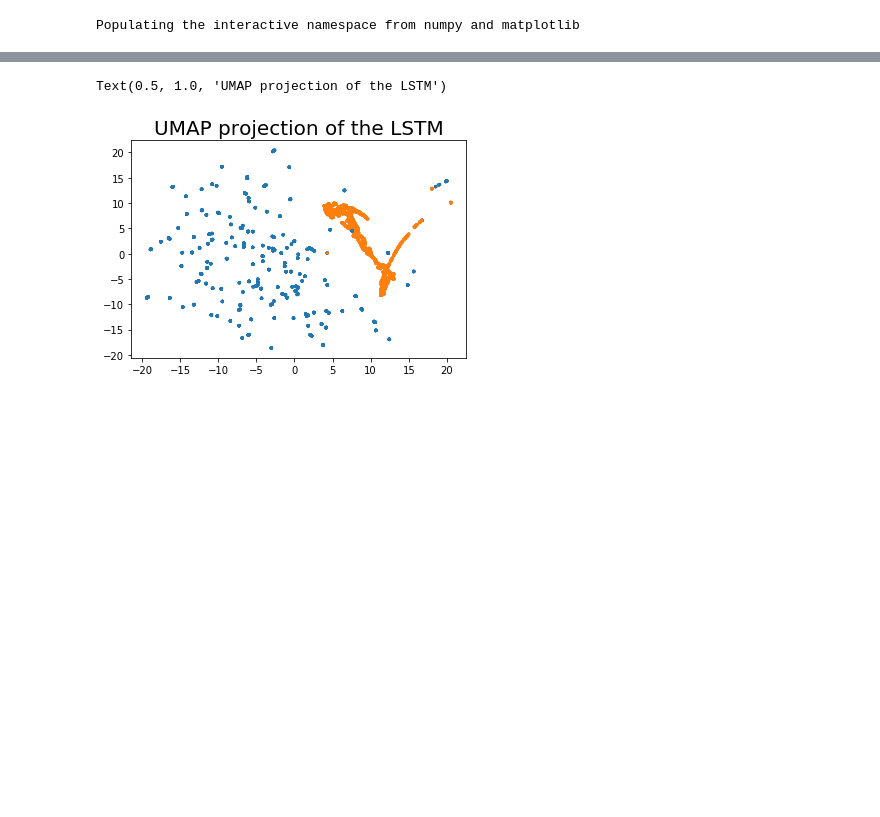
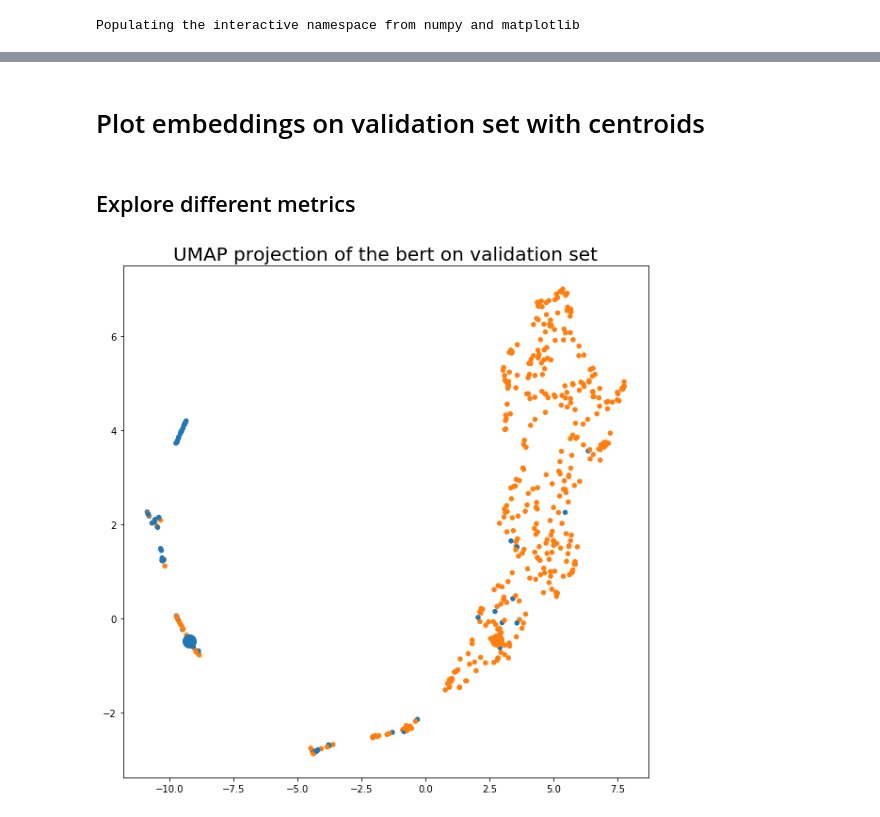
Before and after one commit to elliotgsilva/BiasedLanguageDetection, a Jupyter notebook: plot_embedding.ipynb, the cells around one changed output, grey strips where cells are left out. Drawn from its saved outputs; the diff is of its cells as text; code cells hidden in the pictures; blank space fills up the shorter version.

```diff
--- a/plot_embedding.ipynb
+++ b/plot_embedding.ipynb
@@ -15,7 +25,8 @@ Populating the interactive namespace from numpy and matplotlib
 # %%
 path = os.getcwd()
 #data_dir = path + '/'
-data_dir = path +'/umap/' #Uncomment for local system
+data_dir = path +'/umap' #Uncomment for local system
 
-model_folder = 'lstm_unfrozen_model/'
-model_dir = data_dir + '/' + model_folder
+model_folder = 'BERT_base'
+model_name = 'BERT'
+model_dir = data_dir + '/' + model_folder + '/'
@@ -25,4 +36,10 @@ model_dir = data_dir + '/' + model_folder
 labels = pkl.load(open(model_dir + 'labels.pickle','rb'))
 embed_labelled = pkl.load(open(model_dir + 'embed_labelled.pickle','rb'))
 #embed_unlabelled = pkl.load(open(model_dir + 'embed_unlabelled.pickle','rb'))
+# %%
+total_labels = pkl.load(open(model_dir + 'total_labels.pickle','rb'))
+total_embed = pkl.load(open(model_dir + 'total_embed.pickle','rb'))
+# %%
+labels_centroids = pkl.load(open(model_dir + 'val_labels_lst.pickle','rb'))
+embed_labelled_centroids = pkl.load(open(model_dir + 'val_embed_labelled.pickle','rb'))
 # %%
@@ -62,9 +86,17 @@ Text(0.5, 0.92, 'UMAP projection of the LSTM')
+# %% [markdown]
+# Plot embeddings on validation set with centroids
+# %% [markdown]
+## Explore different metrics
 # %%
-# For 2-dimesion
-fig = plt.figure()
+#With centroids
+reducer4 = umap.UMAP(n_components=2, metric='euclidean', random_state=42)
+embedding4 = reducer4.fit_transform(embed_labelled_centroids)
+fig = plt.figure(figsize=(10,10))
 ax = fig.add_subplot(111)
-ax.scatter(embedding[:,0], embedding[:,1], c=[sns.color_palette()[x] for x in labels], s=5)
-plt.title('UMAP projection of the LSTM', fontsize=20)
+ax.scatter(embedding4[:-2,0], embedding4[:-2,1], c=[sns.color_palette()[x] for x in labels_centroids[:-2]], s=20)
+ax.scatter(embedding4[-2,0], embedding4[-2,1], c=[sns.color_palette()[0]], s=200)
+ax.scatter(embedding4[-1,0], embedding4[-1,1], c=[sns.color_palette()[1]], s=200)
+plt.title('UMAP projection of the '+model_folder+ ' on validation set' , fontsize=20)
+plt.show()
 # %% [output]
-Text(0.5, 1.0, 'UMAP projection of the LSTM')
-[figure, old version]
+[figure, new version]
```
Also changed, not shown: parts of 9 cells of this notebook, 3 other files.
